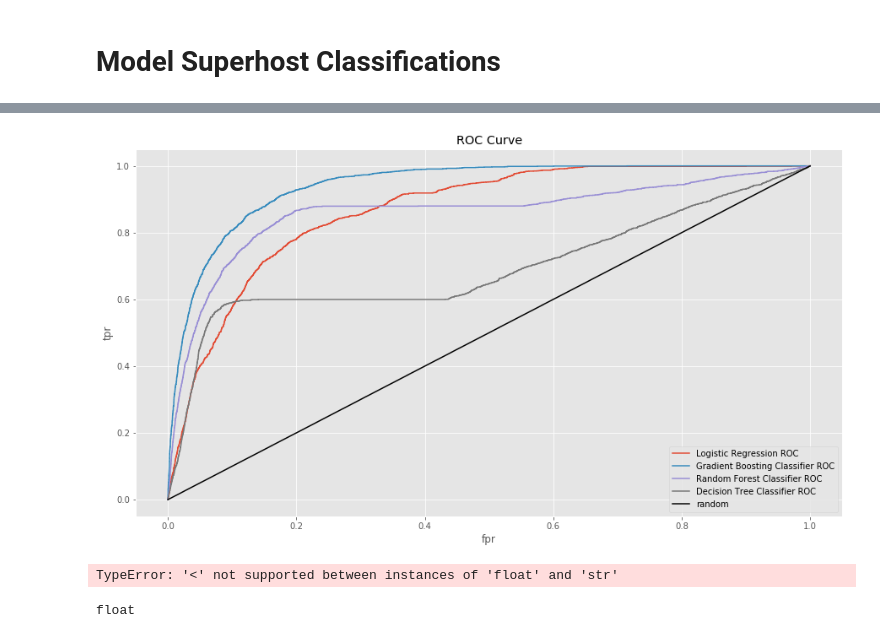
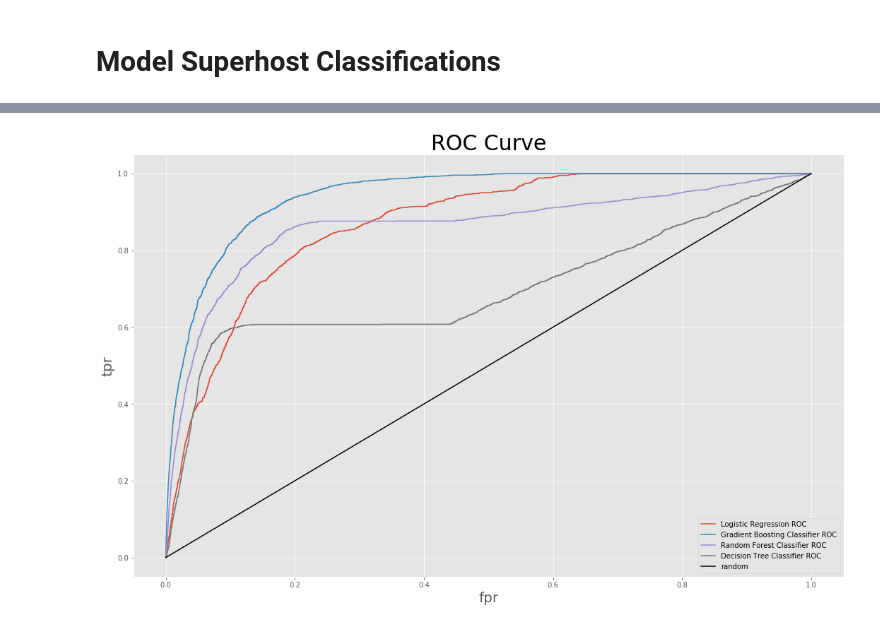
Before and after one commit to WinrichSy/AirBnBusiness, a Jupyter notebook: AirBnb Capstone.ipynb, the cells around one changed output, grey strips where cells are left out. Drawn from its saved outputs; the diff is of its cells as text; code cells hidden in the pictures.

Commit message:
more models

```diff
--- a/AirBnb Capstone.ipynb
+++ b/AirBnb Capstone.ipynb
@@ -1418,32 +1396,50 @@ thresh_df:                 prob  y     tn    fn     fp    tp       fpr       tpr
 # %%
-fig, ax = plt.subplots(figsize=(15,8))
+fig, ax = plt.subplots(figsize=(18,11))
+
+models = ['Logistic Regression', 'Gradient Boosting', 'Random Forest', 'Decision Tree']
+precisions = []
+recalls = []
+accuracys = []
+probs_list = []
+roc_aucs = []
+
 precision, recall, accuracy, probs, roc_auc, thresh_df = modelling(X,y,logistic)
 plot_roc(ax, thresh_df, label = "Logistic Regression ROC")
+precisions.append(precision)
+recalls.append(recall)
+accuracys.append(accuracy)
+probs_list.append(probs)
+roc_aucs.append(roc_aucs)
 
 precision, recall, accuracy, probs, roc_auc, thresh_df = modelling(X,y,gb)
 plot_roc(ax, thresh_df, label = "Gradient Boosting Classifier ROC")
+precisions.append(precision)
+recalls.append(recall)
+accuracys.append(accuracy)
+probs_list.append(probs)
+roc_aucs.append(roc_aucs)
 
 precision, recall, accuracy, probs, roc_auc, thresh_df = modelling(X,y,rf)
 plot_roc(ax, thresh_df, label = "Random Forest Classifier ROC")
+precisions.append(precision)
+recalls.append(recall)
+accuracys.append(accuracy)
+probs_list.append(probs)
+roc_aucs.append(roc_aucs)
 
 precision, recall, accuracy, probs, roc_auc, thresh_df = modelling(X,y,dt)
 plot_roc(ax, thresh_df, label = "Decision Tree Classifier ROC")
+precisions.append(precision)
+recalls.append(recall)
+accuracys.append(accuracy)
+probs_list.append(probs)
+roc_aucs.append(roc_aucs)
 
-ax.set_title('ROC Curve')
+ax.set_title('ROC Curve', fontsize=30)
 ax.plot([0,1],[0,1], 'k', label="random")
-ax.set_xlabel('fpr')
-ax.set_ylabel('tpr')
+ax.set_xlabel('fpr', size=20)
+ax.set_ylabel('tpr', size=20)
 ax.legend()
 plt.show()
 # %% [output]
-[figure, old version]
+[figure, new version]
-# %%
-for x in np.unique(X['number_of_reviews']):
-    if str(x) == 'nan':
-        print('yes')
-# %% [output]
-TypeError: '<' not supported between instances of 'float' and 'str'
-# %%
-type(X['review_scores_rating'][0])
-# %% [output]
-float
```
Also changed, not shown: parts of 17 cells of this notebook.
